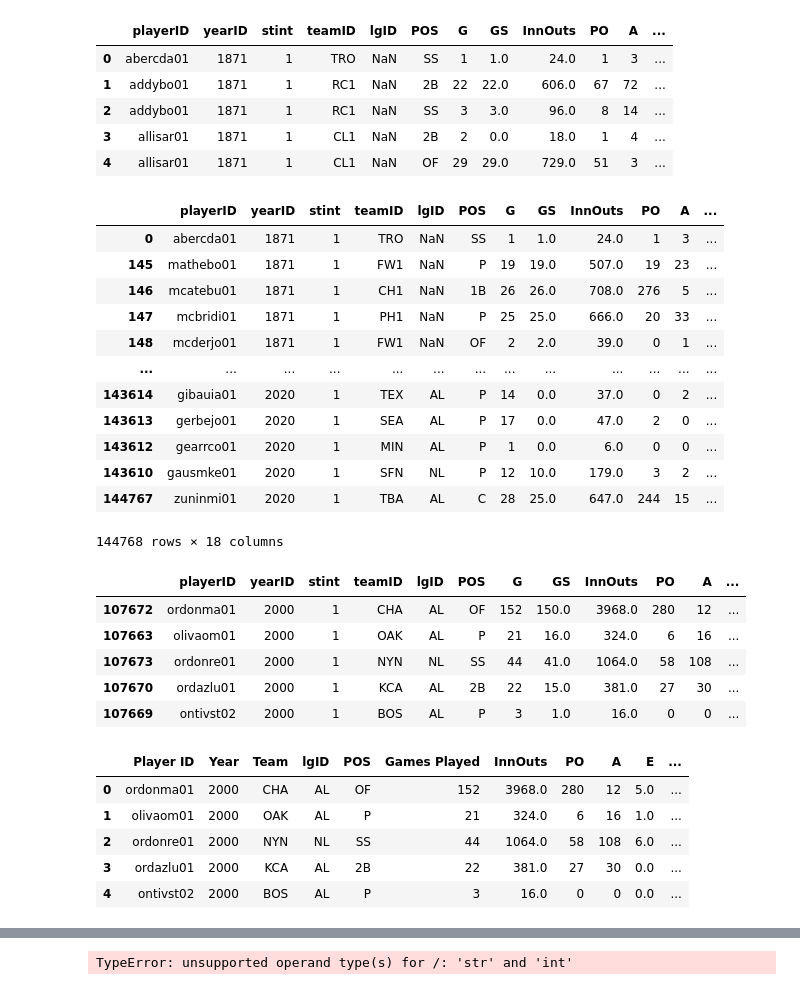
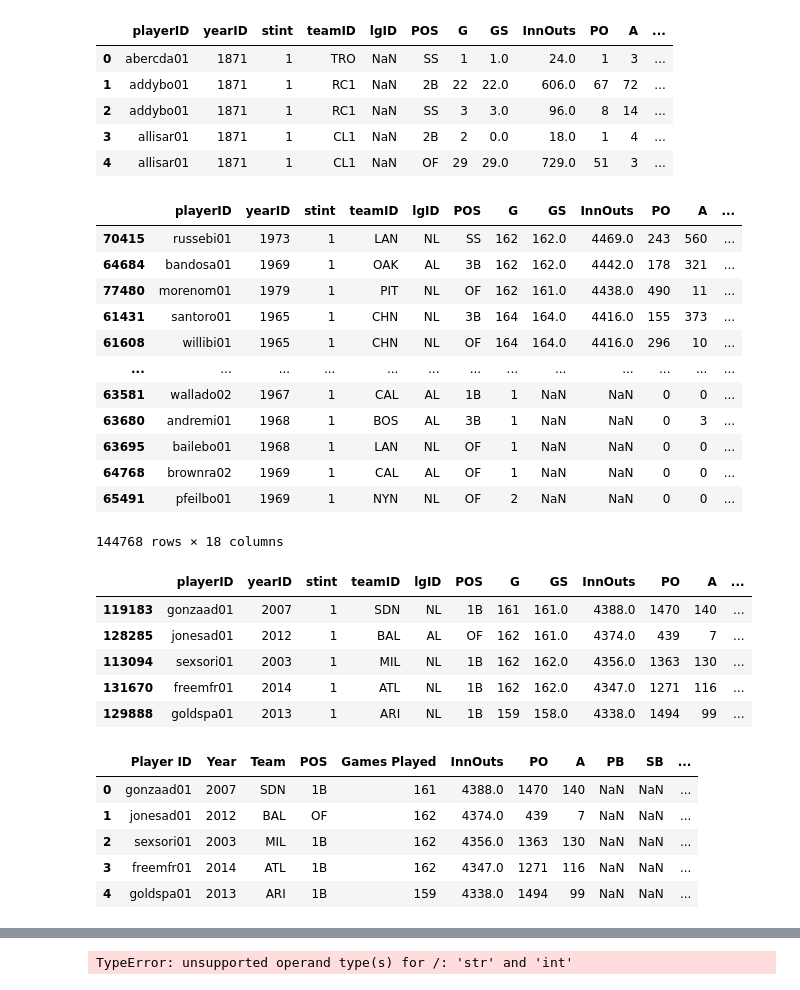
Before and after one commit to data301-2021-winter1/project-group37-project, a Jupyter notebook: notebooks/analysis2.ipynb, the cells around one changed output, grey strips where cells are left out. Cells and saved outputs as stored; diff of their text form; code cells hidden in the pictures.

```diff
--- a/notebooks/analysis2.ipynb
+++ b/notebooks/analysis2.ipynb
@@ -150,33 +150,33 @@ fielding1.head()
 | 4 | allisar01 | 1871 | 1 | CL1 | NaN | OF | 29 | 29.0 | 729.0 | 51 | 3 | ... |
 # %%
 fielding1_clean = (fielding1
-                .sort_values(by = "yearID", ascending = True)
+                .sort_values(by = "InnOuts", ascending = False)
                )
 fielding1_clean
 # %% [output]
 |  | playerID | yearID | stint | teamID | lgID | POS | G | GS | InnOuts | PO | A | ... |
-| 0 | abercda01 | 1871 | 1 | TRO | NaN | SS | 1 | 1.0 | 24.0 | 1 | 3 | ... |
-| 145 | mathebo01 | 1871 | 1 | FW1 | NaN | P | 19 | 19.0 | 507.0 | 19 | 23 | ... |
-| 146 | mcatebu01 | 1871 | 1 | CH1 | NaN | 1B | 26 | 26.0 | 708.0 | 276 | 5 | ... |
-| 147 | mcbridi01 | 1871 | 1 | PH1 | NaN | P | 25 | 25.0 | 666.0 | 20 | 33 | ... |
-| 148 | mcderjo01 | 1871 | 1 | FW1 | NaN | OF | 2 | 2.0 | 39.0 | 0 | 1 | ... |
+| 70415 | russebi01 | 1973 | 1 | LAN | NL | SS | 162 | 162.0 | 4469.0 | 243 | 560 | ... |
+| 64684 | bandosa01 | 1969 | 1 | OAK | AL | 3B | 162 | 162.0 | 4442.0 | 178 | 321 | ... |
+| 77480 | morenom01 | 1979 | 1 | PIT | NL | OF | 162 | 161.0 | 4438.0 | 490 | 11 | ... |
+| 61431 | santoro01 | 1965 | 1 | CHN | NL | 3B | 164 | 164.0 | 4416.0 | 155 | 373 | ... |
+| 61608 | willibi01 | 1965 | 1 | CHN | NL | OF | 164 | 164.0 | 4416.0 | 296 | 10 | ... |
 | ... | ... | ... | ... | ... | ... | ... | ... | ... | ... | ... | ... | ... |
-| 143614 | gibauia01 | 2020 | 1 | TEX | AL | P | 14 | 0.0 | 37.0 | 0 | 2 | ... |
-| 143613 | gerbejo01 | 2020 | 1 | SEA | AL | P | 17 | 0.0 | 47.0 | 2 | 0 | ... |
-| 143612 | gearrco01 | 2020 | 1 | MIN | AL | P | 1 | 0.0 | 6.0 | 0 | 0 | ... |
-| 143610 | gausmke01 | 2020 | 1 | SFN | NL | P | 12 | 10.0 | 179.0 | 3 | 2 | ... |
-| 144767 | zuninmi01 | 2020 | 1 | TBA | AL | C | 28 | 25.0 | 647.0 | 244 | 15 | ... |
+| 63581 | wallado02 | 1967 | 1 | CAL | AL | 1B | 1 | NaN | NaN | 0 | 0 | ... |
+| 63680 | andremi01 | 1968 | 1 | BOS | AL | 3B | 1 | NaN | NaN | 0 | 3 | ... |
+| 63695 | bailebo01 | 1968 | 1 | LAN | NL | OF | 1 | NaN | NaN | 0 | 0 | ... |
+| 64768 | brownra02 | 1969 | 1 | CAL | AL | OF | 1 | NaN | NaN | 0 | 0 | ... |
+| 65491 | pfeilbo01 | 1969 | 1 | NYN | NL | OF | 2 | NaN | NaN | 0 | 0 | ... |
 144768 rows × 18 columns
 # %%
 recentfielding_clean = fielding1_clean[fielding1_clean["yearID"] > 1999]
 recentfielding_clean.head()
 # %% [output]
 |  | playerID | yearID | stint | teamID | lgID | POS | G | GS | InnOuts | PO | A | ... |
-| 107672 | ordonma01 | 2000 | 1 | CHA | AL | OF | 152 | 150.0 | 3968.0 | 280 | 12 | ... |
-| 107663 | olivaom01 | 2000 | 1 | OAK | AL | P | 21 | 16.0 | 324.0 | 6 | 16 | ... |
-| 107673 | ordonre01 | 2000 | 1 | NYN | NL | SS | 44 | 41.0 | 1064.0 | 58 | 108 | ... |
-| 107670 | ordazlu01 | 2000 | 1 | KCA | AL | 2B | 22 | 15.0 | 381.0 | 27 | 30 | ... |
-| 107669 | ontivst02 | 2000 | 1 | BOS | AL | P | 3 | 1.0 | 16.0 | 0 | 0 | ... |
+| 119183 | gonzaad01 | 2007 | 1 | SDN | NL | 1B | 161 | 161.0 | 4388.0 | 1470 | 140 | ... |
+| 128285 | jonesad01 | 2012 | 1 | BAL | AL | OF | 162 | 161.0 | 4374.0 | 439 | 7 | ... |
+| 113094 | sexsori01 | 2003 | 1 | MIL | NL | 1B | 162 | 162.0 | 4356.0 | 1363 | 130 | ... |
+| 131670 | freemfr01 | 2014 | 1 | ATL | NL | 1B | 162 | 162.0 | 4347.0 | 1271 | 116 | ... |
+| 129888 | goldspa01 | 2013 | 1 | ARI | NL | 1B | 159 | 158.0 | 4338.0 | 1494 | 99 | ... |
 # %%
 fielding2_clean = (recentfielding_clean
                    .drop(["stint", "WP", "GS", "ZR", "lgID", "E", "DP"], axis = 1)
@@ -187,12 +187,12 @@ fielding3_clean = fielding2_clean.rename({'playerID': "Player ID", 'yearID': "Ye
 # %%
 fielding3_clean.head()
 # %% [output]
-|  | Player ID | Year | Team | lgID | POS | Games Played | InnOuts | PO | A | E | ... |
-| 0 | ordonma01 | 2000 | CHA | AL | OF | 152 | 3968.0 | 280 | 12 | 5.0 | ... |
-| 1 | olivaom01 | 2000 | OAK | AL | P | 21 | 324.0 | 6 | 16 | 1.0 | ... |
-| 2 | ordonre01 | 2000 | NYN | NL | SS | 44 | 1064.0 | 58 | 108 | 6.0 | ... |
-| 3 | ordazlu01 | 2000 | KCA | AL | 2B | 22 | 381.0 | 27 | 30 | 0.0 | ... |
-| 4 | ontivst02 | 2000 | BOS | AL | P | 3 | 16.0 | 0 | 0 | 0.0 | ... |
+|  | Player ID | Year | Team | POS | Games Played | InnOuts | PO | A | PB | SB | ... |
+| 0 | gonzaad01 | 2007 | SDN | 1B | 161 | 4388.0 | 1470 | 140 | NaN | NaN | ... |
+| 1 | jonesad01 | 2012 | BAL | OF | 162 | 4374.0 | 439 | 7 | NaN | NaN | ... |
+| 2 | sexsori01 | 2003 | MIL | 1B | 162 | 4356.0 | 1363 | 130 | NaN | NaN | ... |
+| 3 | freemfr01 | 2014 | ATL | 1B | 162 | 4347.0 | 1271 | 116 | NaN | NaN | ... |
+| 4 | goldspa01 | 2013 | ARI | 1B | 159 | 4338.0 | 1494 | 99 | NaN | NaN | ... |
 # %%
 fielding4_clean = (fielding3_clean.dropna(axis = 0))
 fielding4_clean
```
Also changed, not shown: parts of 10 cells of this notebook.
